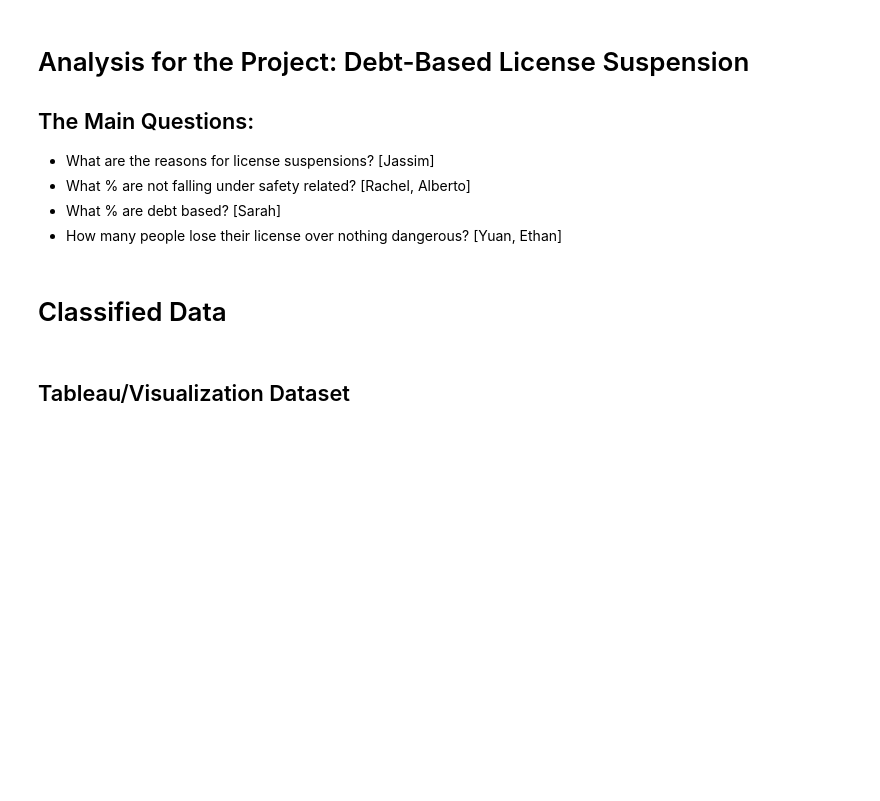
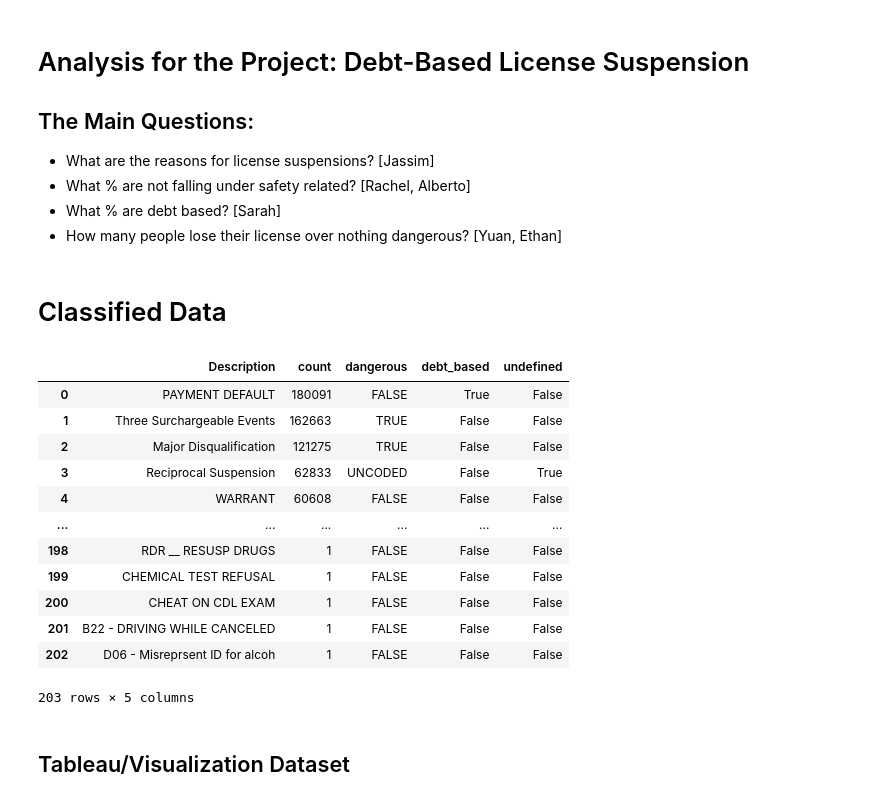
Before and after one commit to BU-Spark/ds4g-livable-streets-debt, a Jupyter notebook: Final Tableau Code.ipynb, the cells around one changed output. Saved outputs shown, nothing was run; the diff lists cells and outputs as text; code cells hidden in the pictures; blank space fills up the shorter version.

```diff
--- a/Final Tableau Code.ipynb
+++ b/Final Tableau Code.ipynb
@@ -14,6 +14,21 @@ import matplotlib.pyplot as plt
 # Classified Data
 # %%
 classified = pd.read_csv("Classifications_V3.csv")
+classified
+# %% [output]
+|  | Description | count | dangerous | debt_based | undefined |
+| 0 | PAYMENT DEFAULT | 180091 | FALSE | True | False |
+| 1 | Three Surchargeable Events | 162663 | TRUE | False | False |
+| 2 | Major Disqualification | 121275 | TRUE | False | False |
+| 3 | Reciprocal Suspension | 62833 | UNCODED | False | True |
+| 4 | WARRANT | 60608 | FALSE | False | False |
+| ... | ... | ... | ... | ... | ... |
+| 198 | RDR __ RESUSP DRUGS | 1 | FALSE | False | False |
+| 199 | CHEMICAL TEST REFUSAL | 1 | FALSE | False | False |
+| 200 | CHEAT ON CDL EXAM | 1 | FALSE | False | False |
+| 201 | B22 - DRIVING WHILE CANCELED | 1 | FALSE | False | False |
+| 202 | D06 - Misreprsent ID for alcoh | 1 | FALSE | False | False |
+203 rows × 5 columns
 # %% [markdown]
 ## Tableau/Visualization Dataset
 # %%
```
Also changed, not shown: parts of 7 cells of this notebook.
